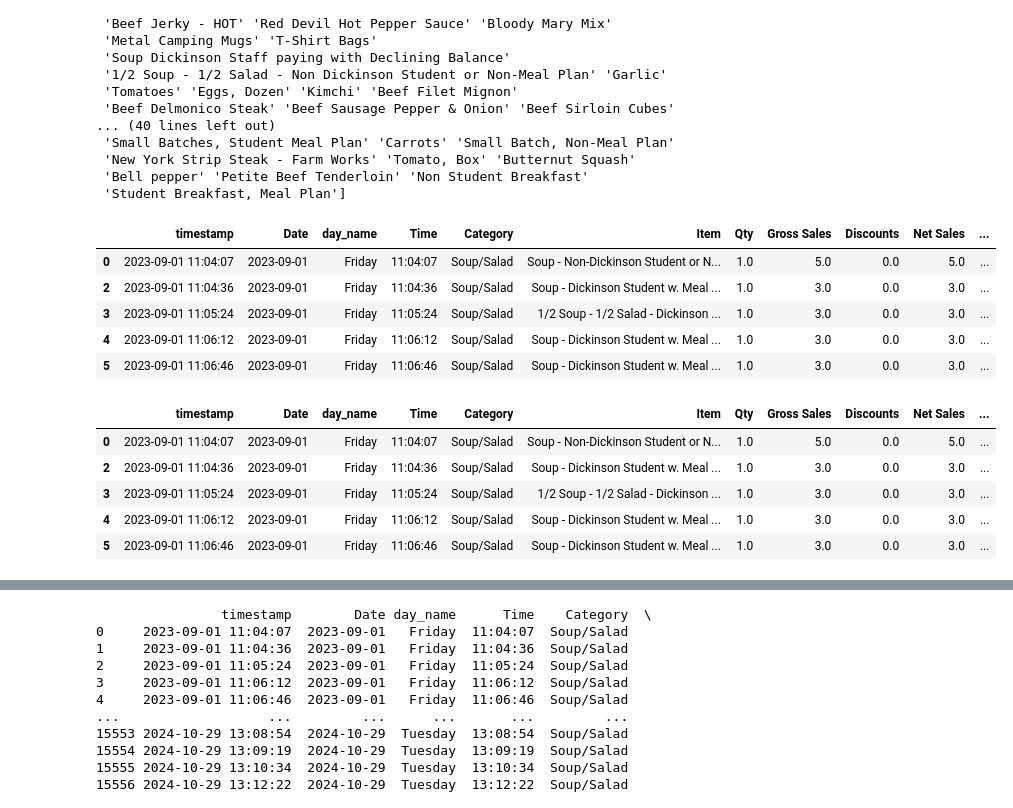
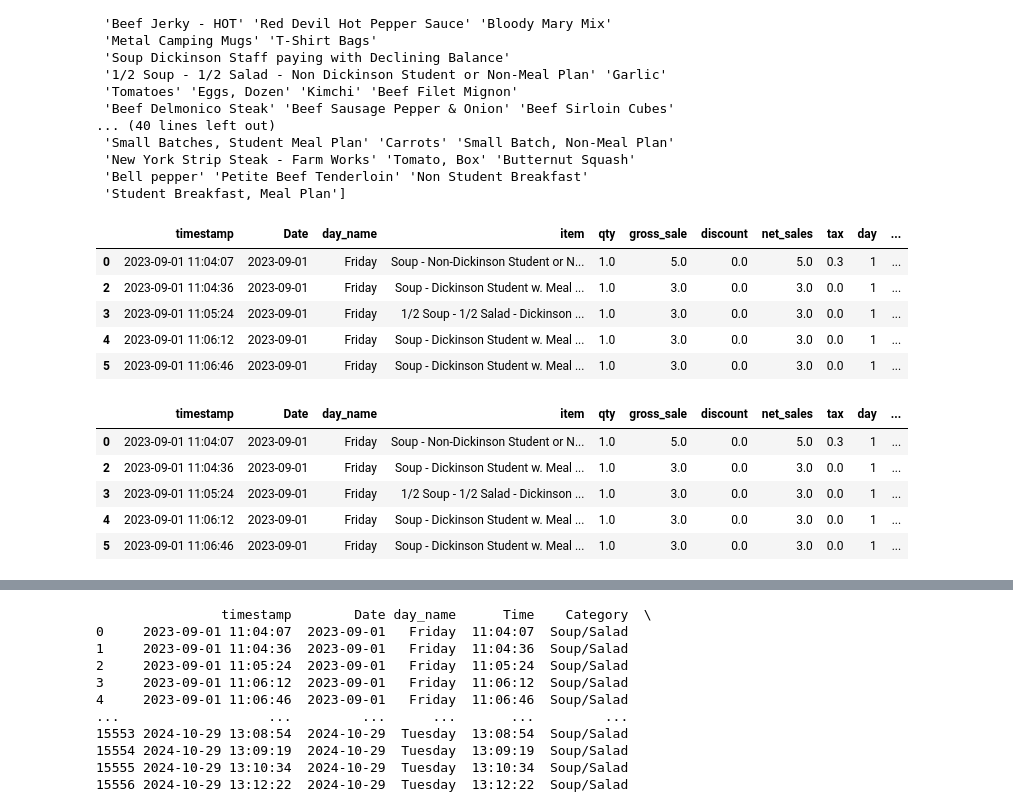
Before and after one commit to mcao694/farmworks, a Jupyter notebook: cleaned.ipynb, the cells around one changed output, grey strips where cells are left out. Saved outputs shown, nothing was run; the diff lists cells and outputs as text; code cells hidden in the pictures.

Commit message:
data cleaning, feature engineering/selection
label encoding, split the cols (sorry I forgot to commit this earlier); used this as the input for the models/testing/validation

```diff
--- a/cleaned.ipynb
+++ b/cleaned.ipynb
@@ -56,0 +93,18 @@ merged.head(10)
+# %%
+
+merged = pd.merge(sales, menu, on="Date", how="left")
+#print(merged.columns)
+#len(merged)
+
+merged = merged.rename(columns={"Time": "time", "Category": "category", "Item": "item", "Qty": "qty", "Gross Sales": "gross_sale",
+                                "Discounts": "discount", "Net Sales": "net_sales", "Tax": "tax", "Event Type": "event_type",
+                                "Location": "location", "Week": "week", "Day": "day", "Notes": "notes",
+                                "Salad Menu": "salad_menu", "Soup Menu": "soup_menu", "Empanada Menu": "empanada_menu", "Soup": "soup", "Salad": "salad", "Data": "date"})
+merged = merged.drop(columns=["time", "category", "event_type", "location", "week", "notes", "Empanadas"])
+
+merged["year"] = merged['timestamp'].dt.year
+merged["month"] = merged['timestamp'].dt.month
+merged["day"] = merged['timestamp'].dt.day
+merged["hour"] = merged['timestamp'].dt.hour
+
+merged.head(10)
@@ -79,57 +145,57 @@ print(unique_items)
 # %%
 # List of items to include
 item_list = [
     'Soup - Non-Dickinson Student or Non-Meal Plan',
     'Soup - Dickinson Student w. Meal Plan',
     'Salad - Dickinson Student w. Meal Plan',
     'Salad - Non -Dickinson Student or Non-Meal Plan',
     'Soup Dickinson Staff paying with Declining Balance',
     '1/2 Soup - 1/2 Salad - Non Dickinson Student or Non-Meal Plan',
     '1/2 soup 1/2 salad Dickinson staff paying with Declining Balance',
     'Salad Dickinson Staff paying with Declining Balance',
     '1/2 Soup - 1/2 Salad - Dickinson Student w. Meal Plan'
 ]
 
 # Subset
-filtered_merged = merged[merged["Item"].isin(item_list)]
+filtered_merged = merged[merged["item"].isin(item_list)]
 
 filtered_merged.head()
 #len(filtered_merged)
 # %% [output]
-|  | timestamp | Date | day_name | Time | Category | Item | Qty | Gross Sales | Discounts | Net Sales | ... |
-| 0 | 2023-09-01 11:04:07 | 2023-09-01 | Friday | 11:04:07 | Soup/Salad | Soup - Non-Dickinson Student or N... | 1.0 | 5.0 | 0.0 | 5.0 | ... |
-| 2 | 2023-09-01 11:04:36 | 2023-09-01 | Friday | 11:04:36 | Soup/Salad | Soup - Dickinson Student w. Meal ... | 1.0 | 3.0 | 0.0 | 3.0 | ... |
-| 3 | 2023-09-01 11:05:24 | 2023-09-01 | Friday | 11:05:24 | Soup/Salad | 1/2 Soup - 1/2 Salad - Dickinson ... | 1.0 | 3.0 | 0.0 | 3.0 | ... |
-| 4 | 2023-09-01 11:06:12 | 2023-09-01 | Friday | 11:06:12 | Soup/Salad | Soup - Dickinson Student w. Meal ... | 1.0 | 3.0 | 0.0 | 3.0 | ... |
-| 5 | 2023-09-01 11:06:46 | 2023-09-01 | Friday | 11:06:46 | Soup/Salad | Soup - Dickinson Student w. Meal ... | 1.0 | 3.0 | 0.0 | 3.0 | ... |
+|  | timestamp | Date | day_name | item | qty | gross_sale | discount | net_sales | tax | day | ... |
+| 0 | 2023-09-01 11:04:07 | 2023-09-01 | Friday | Soup - Non-Dickinson Student or N... | 1.0 | 5.0 | 0.0 | 5.0 | 0.3 | 1 | ... |
+| 2 | 2023-09-01 11:04:36 | 2023-09-01 | Friday | Soup - Dickinson Student w. Meal ... | 1.0 | 3.0 | 0.0 | 3.0 | 0.0 | 1 | ... |
+| 3 | 2023-09-01 11:05:24 | 2023-09-01 | Friday | 1/2 Soup - 1/2 Salad - Dickinson ... | 1.0 | 3.0 | 0.0 | 3.0 | 0.0 | 1 | ... |
+| 4 | 2023-09-01 11:06:12 | 2023-09-01 | Friday | Soup - Dickinson Student w. Meal ... | 1.0 | 3.0 | 0.0 | 3.0 | 0.0 | 1 | ... |
+| 5 | 2023-09-01 11:06:46 | 2023-09-01 | Friday | Soup - Dickinson Student w. Meal ... | 1.0 | 3.0 | 0.0 | 3.0 | 0.0 | 1 | ... |
 # %%
 soup = [
     'Soup - Non-Dickinson Student or Non-Meal Plan',
     'Soup - Dickinson Student w. Meal Plan',
     'Soup Dickinson Staff paying with Declining Balance']
 
-filtered_merged.loc[filtered_merged["Item"].isin(soup), ["Salad", "Empanada"]] = np.nan
+filtered_merged.loc[filtered_merged["item"].isin(soup), ["salad", "empanada"]] = np.nan
 
 salad = [
     'Salad - Dickinson Student w. Meal Plan',
     'Salad - Non -Dickinson Student or Non-Meal Plan',
     'Salad Dickinson Staff paying with Declining Balance']
 
-filtered_merged.loc[filtered_merged["Item"].isin(salad), ["Soup", "Empanada"]] = np.nan
+filtered_merged.loc[filtered_merged["item"].isin(salad), ["soup", "empanada"]] = np.nan
 
 emp = [
     'Monday', 'Tuesday', 'Thursday', 'Friday']
 
-filtered_merged.loc[filtered_merged["day_name"].isin(emp), ["Empanada"]] = np.nan
+filtered_merged.loc[filtered_merged["day_name"].isin(emp), ["empanada"]] = np.nan
 
 filtered_merged.head()
 # %% [output]
-|  | timestamp | Date | day_name | Time | Category | Item | Qty | Gross Sales | Discounts | Net Sales | ... |
-| 0 | 2023-09-01 11:04:07 | 2023-09-01 | Friday | 11:04:07 | Soup/Salad | Soup - Non-Dickinson Student or N... | 1.0 | 5.0 | 0.0 | 5.0 | ... |
-| 2 | 2023-09-01 11:04:36 | 2023-09-01 | Friday | 11:04:36 | Soup/Salad | Soup - Dickinson Student w. Meal ... | 1.0 | 3.0 | 0.0 | 3.0 | ... |
-| 3 | 2023-09-01 11:05:24 | 2023-09-01 | Friday | 11:05:24 | Soup/Salad | 1/2 Soup - 1/2 Salad - Dickinson ... | 1.0 | 3.0 | 0.0 | 3.0 | ... |
-| 4 | 2023-09-01 11:06:12 | 2023-09-01 | Friday | 11:06:12 | Soup/Salad | Soup - Dickinson Student w. Meal ... | 1.0 | 3.0 | 0.0 | 3.0 | ... |
-| 5 | 2023-09-01 11:06:46 | 2023-09-01 | Friday | 11:06:46 | Soup/Salad | Soup - Dickinson Student w. Meal ... | 1.0 | 3.0 | 0.0 | 3.0 | ... |
+|  | timestamp | Date | day_name | item | qty | gross_sale | discount | net_sales | tax | day | ... |
+| 0 | 2023-09-01 11:04:07 | 2023-09-01 | Friday | Soup - Non-Dickinson Student or N... | 1.0 | 5.0 | 0.0 | 5.0 | 0.3 | 1 | ... |
+| 2 | 2023-09-01 11:04:36 | 2023-09-01 | Friday | Soup - Dickinson Student w. Meal ... | 1.0 | 3.0 | 0.0 | 3.0 | 0.0 | 1 | ... |
+| 3 | 2023-09-01 11:05:24 | 2023-09-01 | Friday | 1/2 Soup - 1/2 Salad - Dickinson ... | 1.0 | 3.0 | 0.0 | 3.0 | 0.0 | 1 | ... |
+| 4 | 2023-09-01 11:06:12 | 2023-09-01 | Friday | Soup - Dickinson Student w. Meal ... | 1.0 | 3.0 | 0.0 | 3.0 | 0.0 | 1 | ... |
+| 5 | 2023-09-01 11:06:46 | 2023-09-01 | Friday | Soup - Dickinson Student w. Meal ... | 1.0 | 3.0 | 0.0 | 3.0 | 0.0 | 1 | ... |
 # %%
 # Check using Wed sales
 wed = filtered_merged[filtered_merged['day_name'] == "Wednesday"]
```
Also changed, not shown: parts of 19 cells of this notebook.
